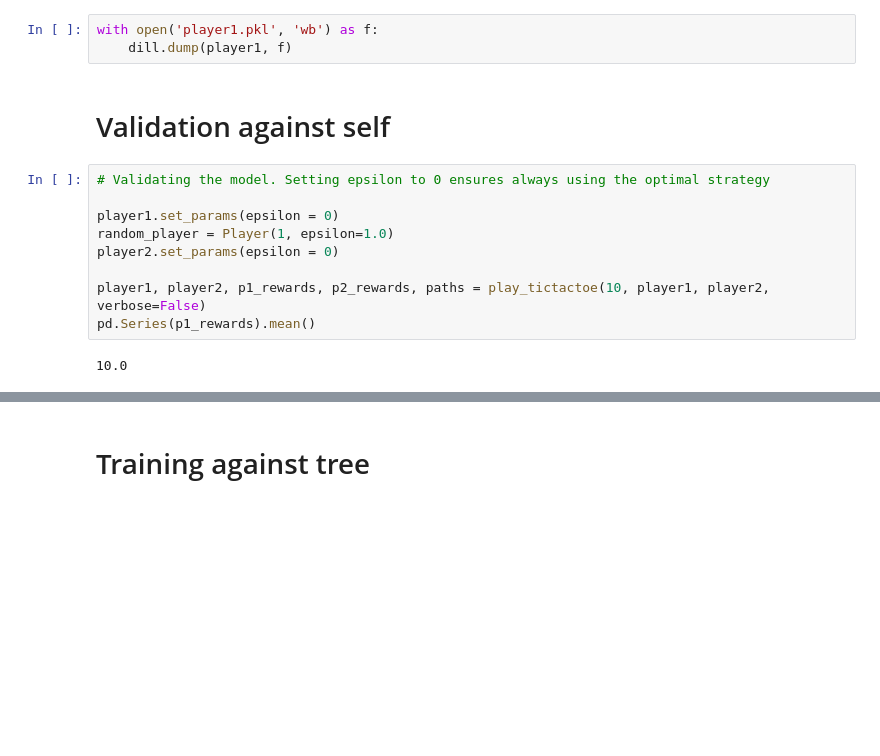
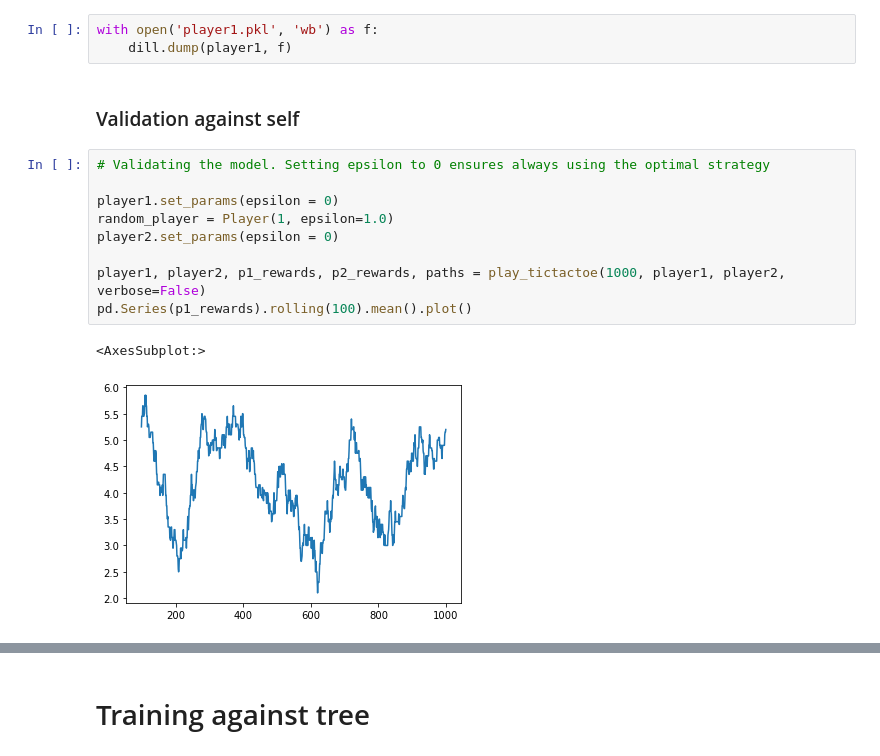
Before and after one commit to PaulHiemstra/ideas, a Jupyter notebook: tictactoe_graph/tactoe_rl.ipynb, the cells around one changed output, grey strips where cells are left out. Drawn from its saved outputs; the diff is of its cells as text; blank space fills up the shorter version.

```diff
--- a/tictactoe_graph/tactoe_rl.ipynb
+++ b/tictactoe_graph/tactoe_rl.ipynb
@@ -57,15 +67,16 @@ player1.get_qtable()
 with open('player1.pkl', 'wb') as f:
     dill.dump(player1, f)
 # %% [markdown]
-# Validation against self
+### Validation against self
 # %%
 # Validating the model. Setting epsilon to 0 ensures always using the optimal strategy
 
 player1.set_params(epsilon = 0)
 random_player = Player(1, epsilon=1.0)
 player2.set_params(epsilon = 0)
 
-player1, player2, p1_rewards, p2_rewards, paths = play_tictactoe(10, player1, player2, verbose=False)
-pd.Series(p1_rewards).mean()
+player1, player2, p1_rewards, p2_rewards, paths = play_tictactoe(1000, player1, player2, verbose=False)
+pd.Series(p1_rewards).rolling(100).mean().plot()
 # %% [output]
-10.0
+<AxesSubplot:>
+[figure, added]
```
Also changed, not shown: parts of 10 cells of this notebook, 3 other files.
